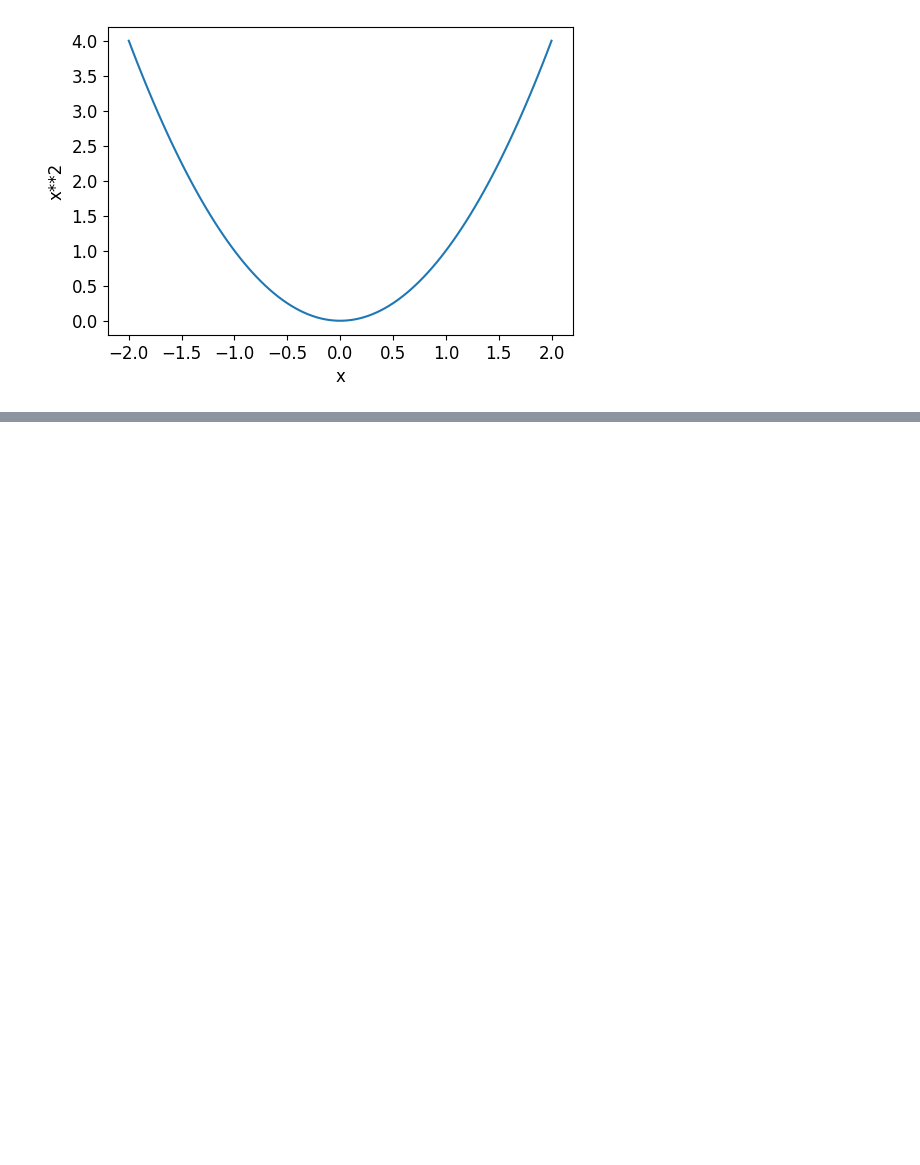
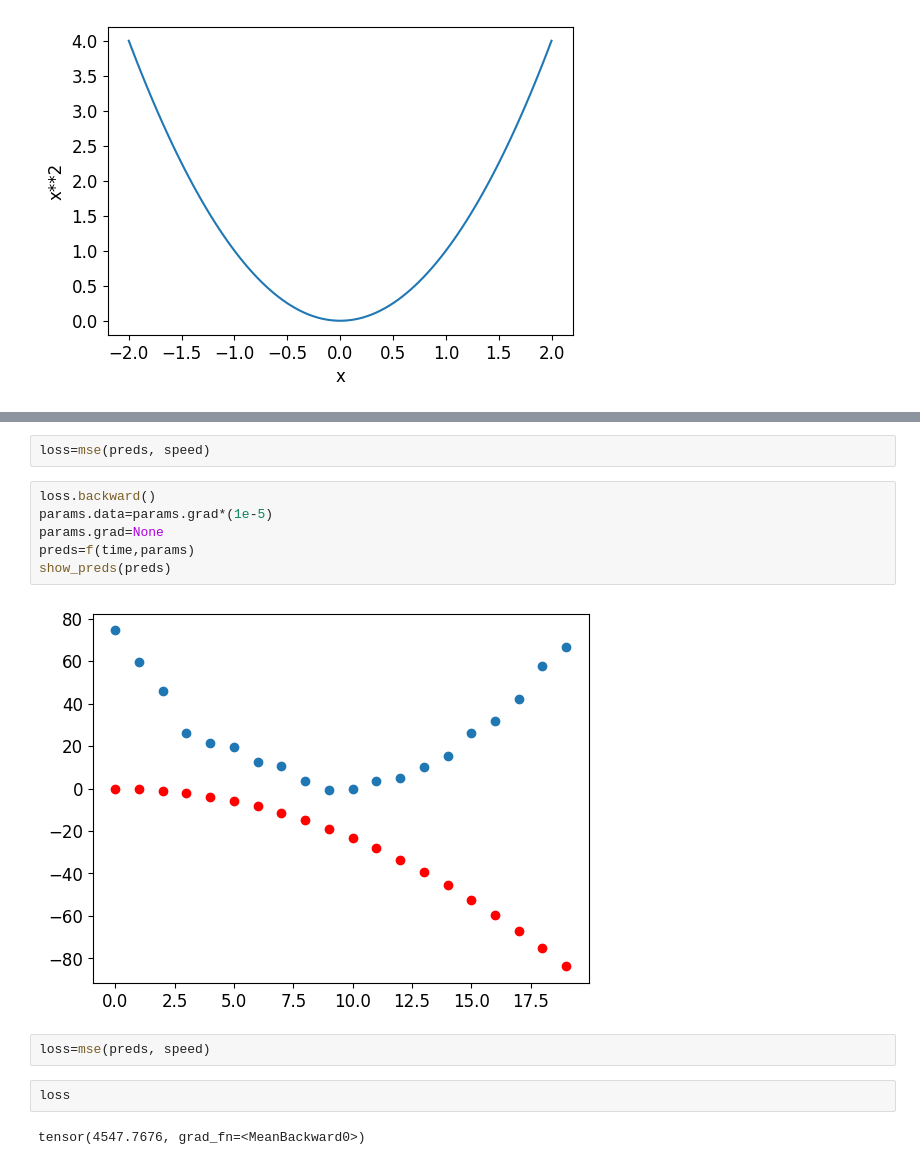
Before and after one commit to adi-bhatl-1998/fastai_practice, a Jupyter notebook: 3_and_7_chpter4.ipynb, the cells around one changed output, grey strips where cells are left out. Cells and saved outputs as stored; diff of their text form; blank space fills up the shorter version.

```diff
--- a/3_and_7_chpter4.ipynb
+++ b/3_and_7_chpter4.ipynb
@@ -212,0 +283,16 @@ plot_function(f,'x','x**2')
+# %%
+loss=mse(preds, speed)
+# %%
+loss.backward()
+params.data=params.grad*(1e-5)
+params.grad=None
+preds=f(time,params)
+show_preds(preds)
+# %% [output]
+[figure, added]
+# %%
+loss=mse(preds, speed)
+# %%
+loss
+# %% [output]
+tensor(4547.7676, grad_fn=<MeanBackward0>)
```
Also changed, not shown: parts of 77 cells of this notebook.
